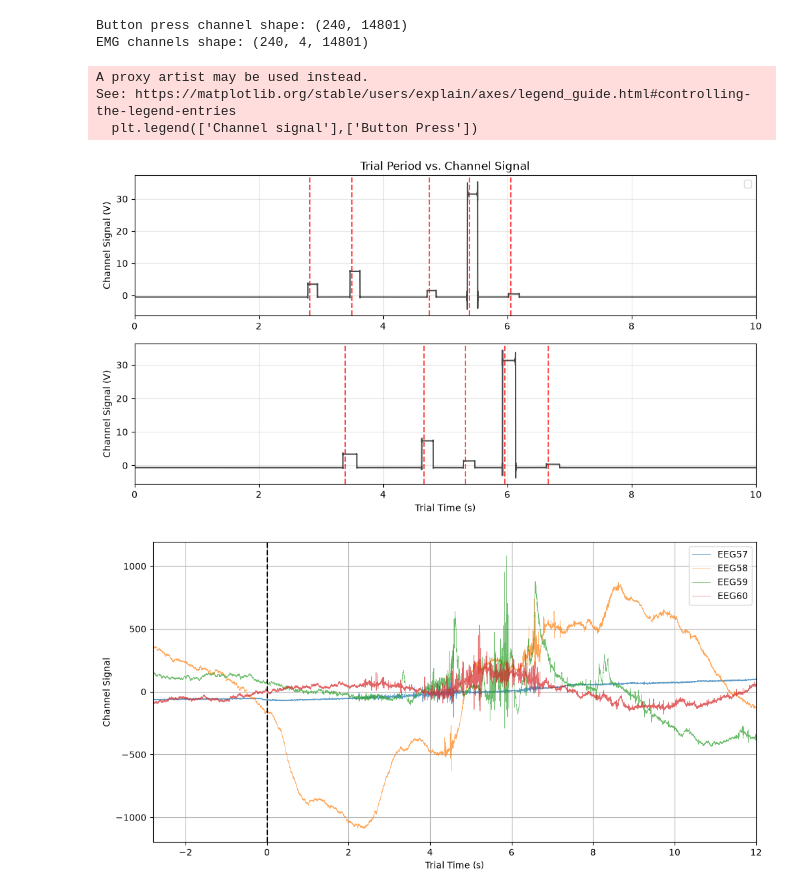
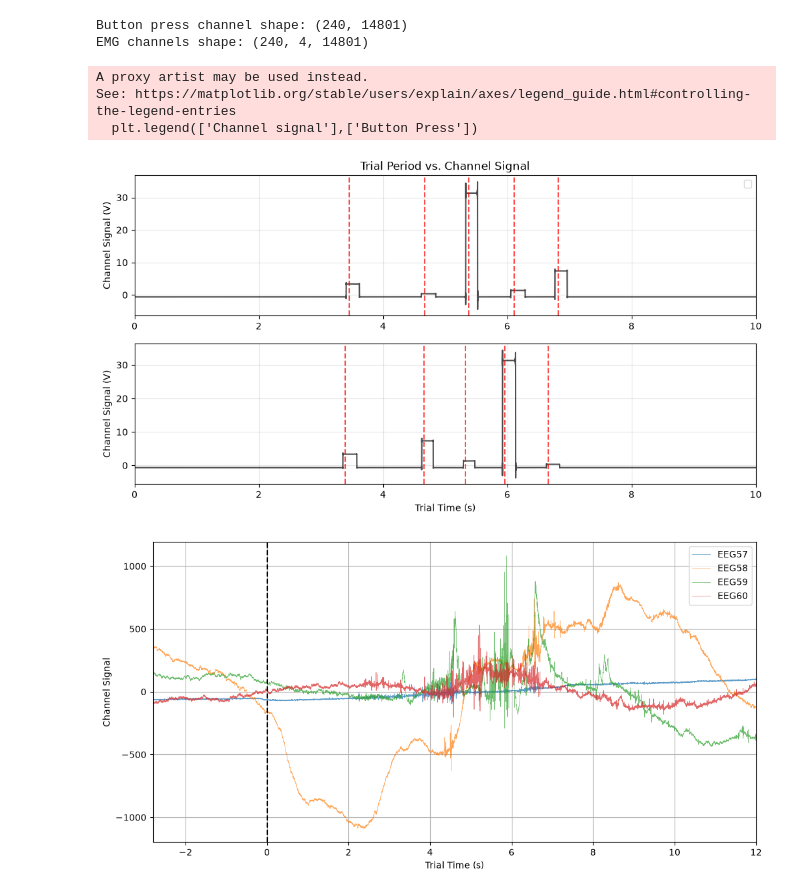
Before and after one commit to NicoloMarcello/ResearchProjectNM2026, a Jupyter notebook: TFA_EMG.ipynb, the cells around one changed output. Drawn from its saved outputs; the diff is of its cells as text; code cells hidden in the pictures.

```diff
--- a/TFA_EMG.ipynb
+++ b/TFA_EMG.ipynb
@@ -69,12 +85,12 @@ plt.title('Trial Period vs. Channel Signal')
 plt.axis('off')
 
 plt.subplot(2,1,1)
-plt.plot(EMG_data.times, BP_channel[152],
+plt.plot(EMG_data.times, BP_channel[7],
          color='black',
          alpha=0.7,
         )
 
-for idx,pt in enumerate(press_times[152]):
+for idx,pt in enumerate(press_times[7]):
     plt.axvline(
         x=pt,
         color='r',
@@ -82,34 +98,34 @@ for idx,pt in enumerate(press_times[152]):
         alpha=0.7,
         )
 plt.ylabel('Channel Signal (V)')
 plt.xlim([0, 10])
 plt.legend(['Channel signal'],['Button Press'])
 plt.grid(alpha=0.3,which='both',axis='both')
 
 plt.subplot(2,1,2)
 plt.plot(EMG_data.times, BP_channel[1],
          color='black',
          alpha=0.7,
         )
 
 for idx,pt in enumerate(press_times[1]):
     plt.axvline(
         x=pt,
         color='r',
         linestyle='--',
         alpha=0.7,
         )
 plt.xlabel('Trial Time (s)')
 plt.ylabel('Channel Signal (V)')
 plt.xlim([0, 10])
 plt.grid(alpha=0.3,which='both',axis='both')
 
 plt.show()
 # %% [output]
 A proxy artist may be used instead.
 See: https://matplotlib.org/stable/users/explain/axes/legend_guide.html#controlling-the-legend-entries
   plt.legend(['Channel signal'],['Button Press'])
-[figure, old version]
+[figure, new version]
 # %%
 # check EEG channels for each trial
 plt.figure(figsize=(12, 6))
```
Also changed, not shown: parts of 7 cells of this notebook.
